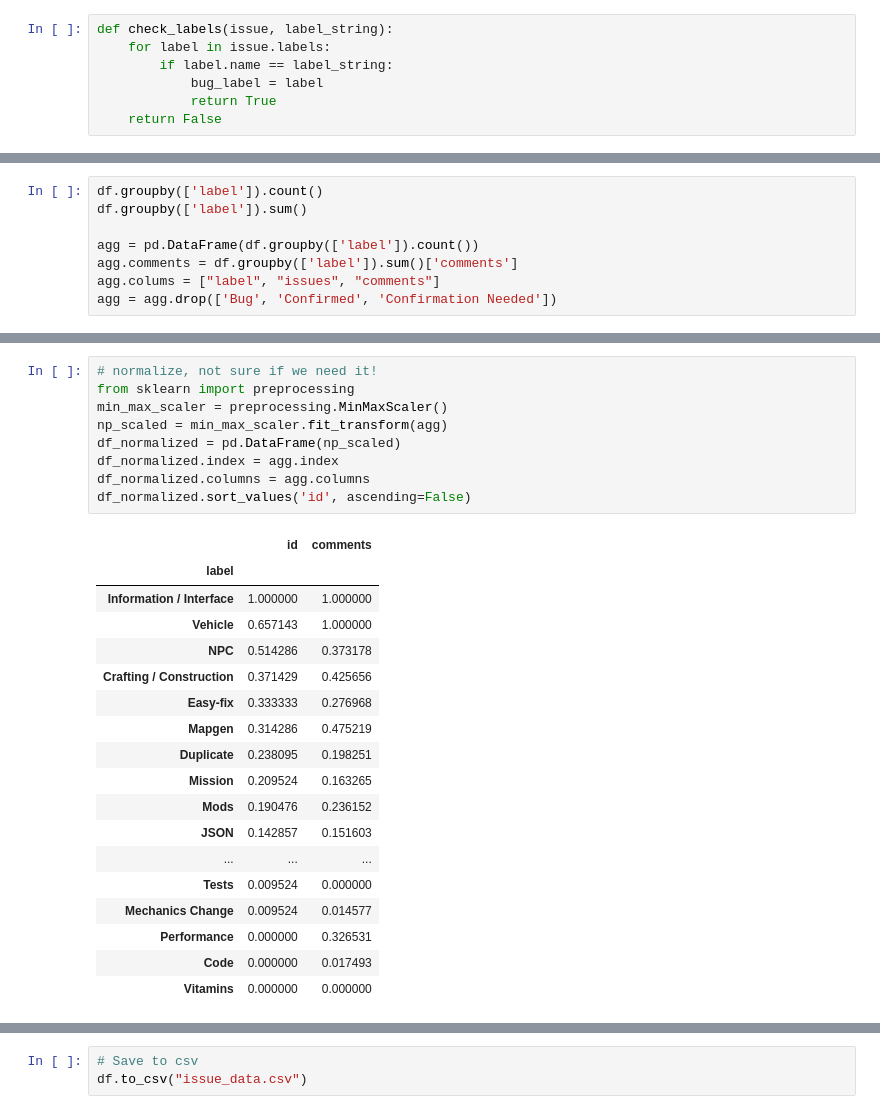
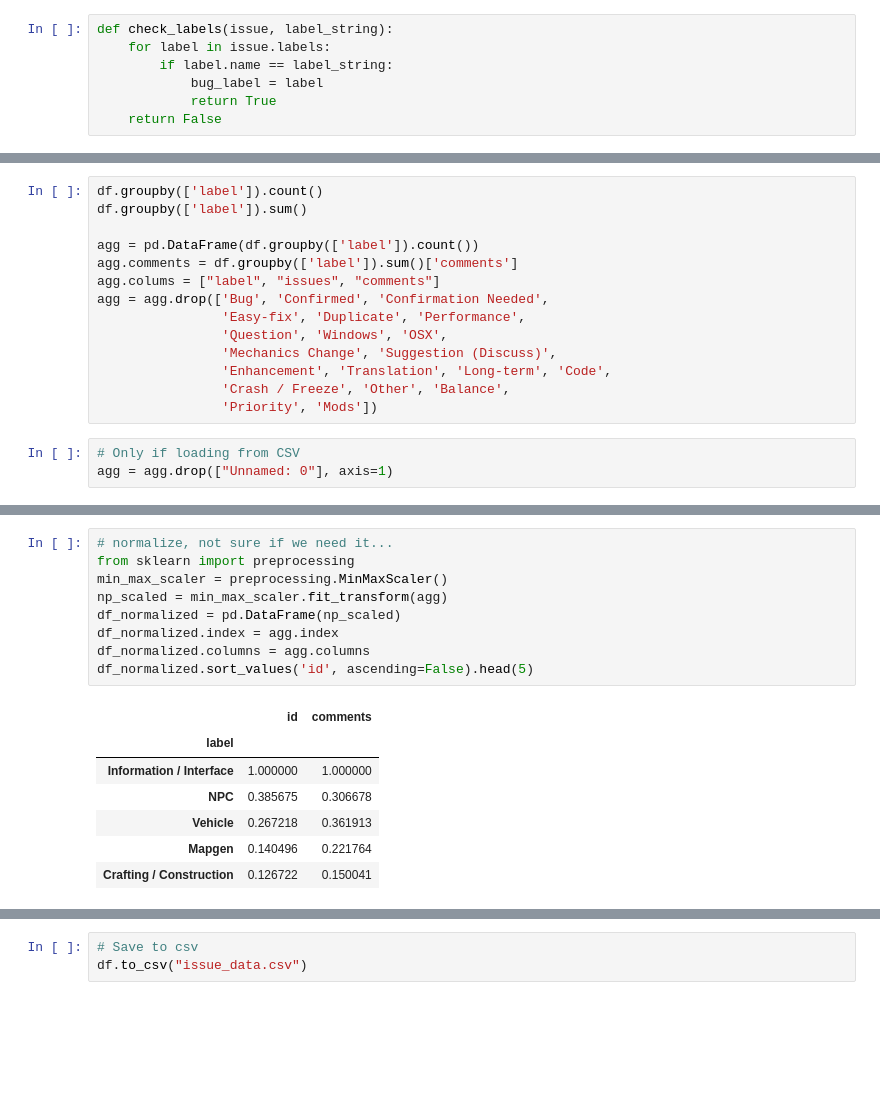
Before and after one commit to BoyanH/SoftwareProcesses17-18, a Jupyter notebook: Homework10/issue_PR_tracker.ipynb, the cells around one changed output, grey strips where cells are left out. Drawn from its saved outputs; the diff is of its cells as text; blank space fills up the shorter version.

```diff
--- a/Homework10/issue_PR_tracker.ipynb
+++ b/Homework10/issue_PR_tracker.ipynb
@@ -78,7 +80,16 @@ df.groupby(['label']).sum()
 agg = pd.DataFrame(df.groupby(['label']).count())
 agg.comments = df.groupby(['label']).sum()['comments']
 agg.colums = ["label", "issues", "comments"]
-agg = agg.drop(['Bug', 'Confirmed', 'Confirmation Needed'])
+agg = agg.drop(['Bug', 'Confirmed', 'Confirmation Needed',
+                'Easy-fix', 'Duplicate', 'Performance',
+                'Question', 'Windows', 'OSX',
+                'Mechanics Change', 'Suggestion (Discuss)',
+                'Enhancement', 'Translation', 'Long-term', 'Code',
+                'Crash / Freeze', 'Other', 'Balance',
+                'Priority', 'Mods'])
+# %%
+# Only if loading from CSV
+agg = agg.drop(["Unnamed: 0"], axis=1)
 # %%
 agg.sort_values('id', ascending=False).head(10)
 # %% [output]
@@ -97,28 +121,17 @@ agg.sort_values('id', ascending=False).head(10)
 # %%
-# normalize, not sure if we need it!
+# normalize, not sure if we need it...
 from sklearn import preprocessing
 min_max_scaler = preprocessing.MinMaxScaler()
 np_scaled = min_max_scaler.fit_transform(agg)
 df_normalized = pd.DataFrame(np_scaled)
 df_normalized.index = agg.index
 df_normalized.columns = agg.columns
-df_normalized.sort_values('id', ascending=False)
+df_normalized.sort_values('id', ascending=False).head(5)
 # %% [output]
 |  | id | comments |
 | label |  |  |
 | Information / Interface | 1.000000 | 1.000000 |
-| Vehicle | 0.657143 | 1.000000 |
-| NPC | 0.514286 | 0.373178 |
-| Crafting / Construction | 0.371429 | 0.425656 |
-| Easy-fix | 0.333333 | 0.276968 |
-| Mapgen | 0.314286 | 0.475219 |
-| Duplicate | 0.238095 | 0.198251 |
-| Mission | 0.209524 | 0.163265 |
-| Mods | 0.190476 | 0.236152 |
-| JSON | 0.142857 | 0.151603 |
-| ... | ... | ... |
-| Tests | 0.009524 | 0.000000 |
-| Mechanics Change | 0.009524 | 0.014577 |
-| Performance | 0.000000 | 0.326531 |
-| Code | 0.000000 | 0.017493 |
-| Vitamins | 0.000000 | 0.000000 |
+| NPC | 0.385675 | 0.306678 |
+| Vehicle | 0.267218 | 0.361913 |
+| Mapgen | 0.140496 | 0.221764 |
+| Crafting / Construction | 0.126722 | 0.150041 |
```
Also changed, not shown: parts of 12 cells of this notebook, 1 other file.
